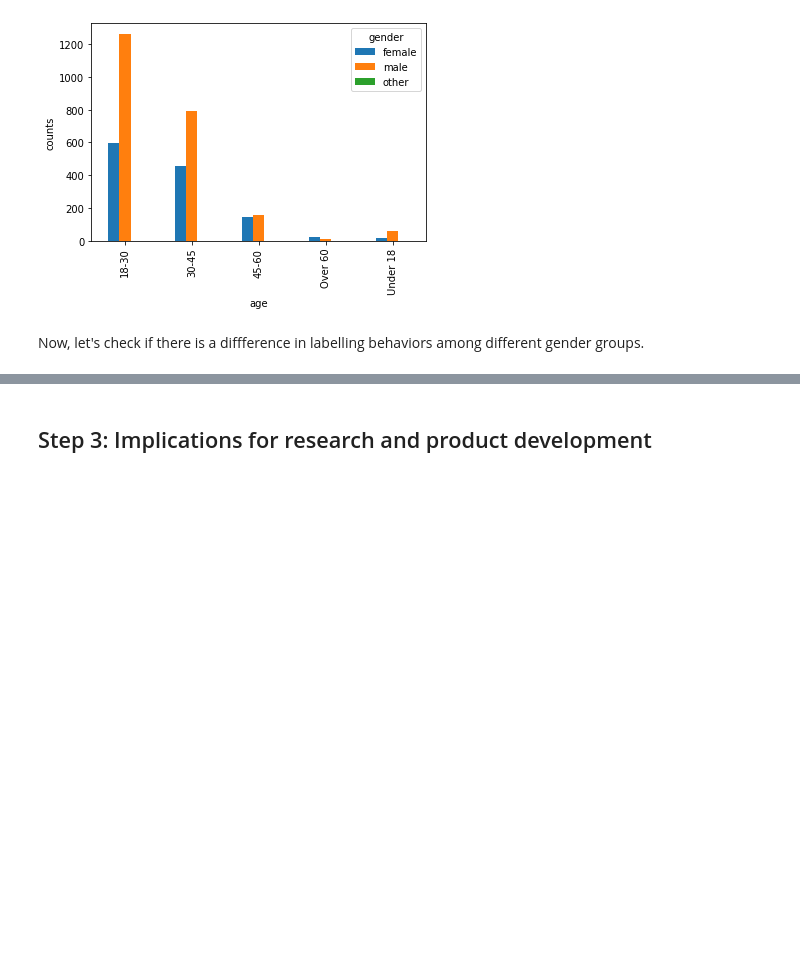
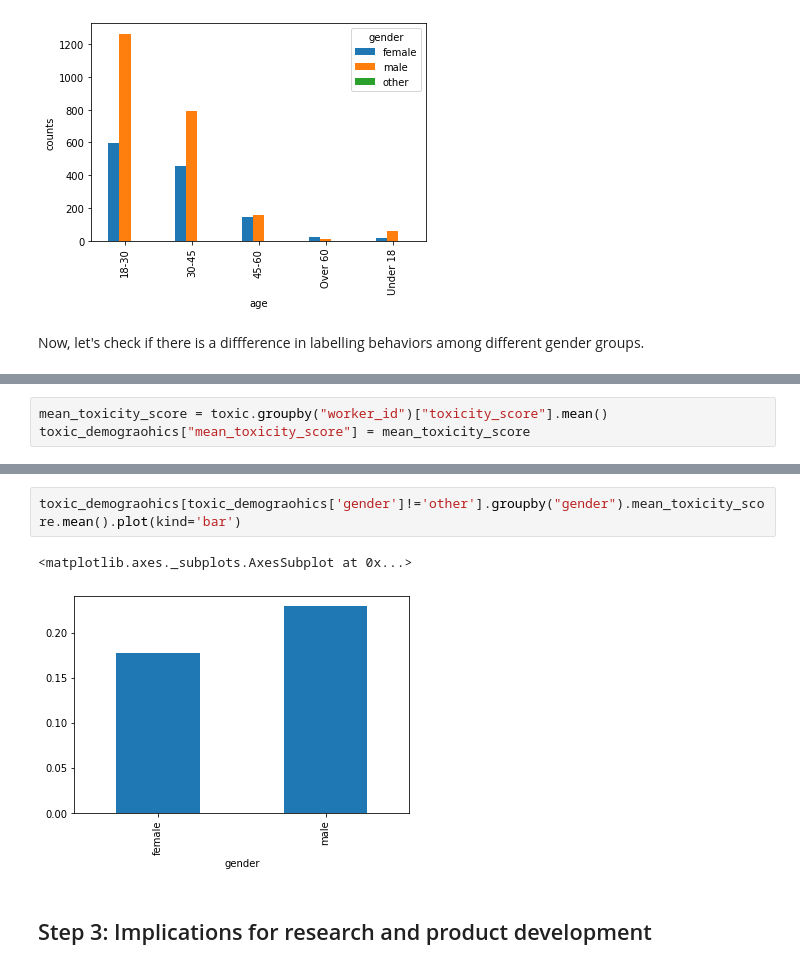
Before and after one commit to Shuya-Ma/data-512, a Jupyter notebook: data-512-a2/data-512-a2.ipynb, the cells around one changed output, grey strips where cells are left out. Drawn from its saved outputs; the diff is of its cells as text; blank space fills up the shorter version.

Commit message:
add mean_score

```diff
--- a/data-512-a2/data-512-a2.ipynb
+++ b/data-512-a2/data-512-a2.ipynb
@@ -339,0 +358,3 @@ Now, let's check if there is a diffference in labelling behaviors among differen
+# %%
+mean_toxicity_score = toxic.groupby("worker_id")["toxicity_score"].mean()
+toxic_demograohics["mean_toxicity_score"] = mean_toxicity_score
@@ -340,3 +369,8 @@ Now, let's check if there is a diffference in labelling behaviors among differen
+# %%
+toxic_demograohics[toxic_demograohics['gender']!='other'].groupby("gender").mean_toxicity_score.mean().plot(kind='bar')
+# %% [output]
+<matplotlib.axes._subplots.AxesSubplot at 0x...>
+[figure, added]
 # %% [markdown]
 ## Step 3: Implications for research and product development
 # %% [markdown]
```
Also changed, not shown: parts of 7 cells of this notebook, 1 other file.
